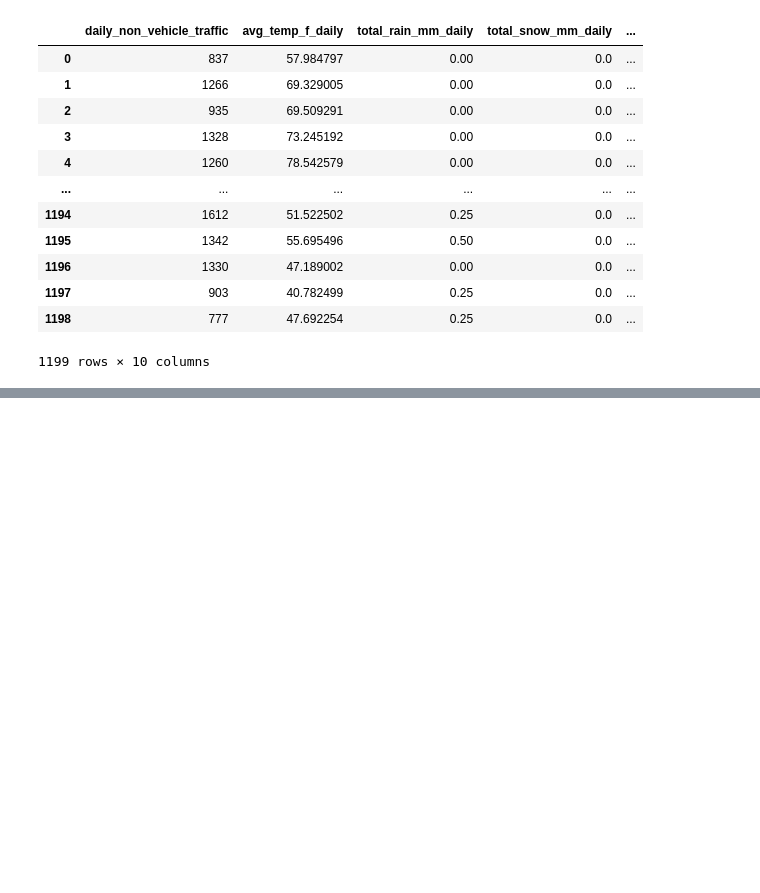
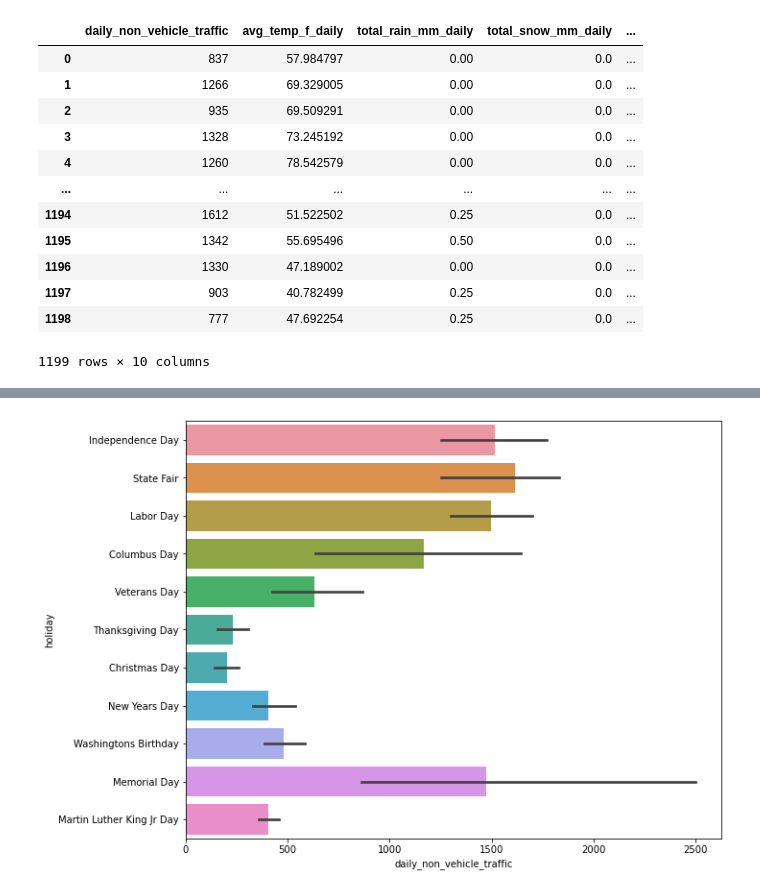
Before and after one commit to mhertel278/Data_Bootcamp_Capstone_Project, a Jupyter notebook: vandivort_segment2_visualizations.ipynb, the cells around one changed output, grey strips where cells are left out. Saved outputs shown, nothing was run; the diff lists cells and outputs as text; code cells hidden in the pictures; blank space fills up the shorter version.

Commit message:
New graphs

```diff
--- a/vandivort_segment2_visualizations.ipynb
+++ b/vandivort_segment2_visualizations.ipynb
@@ -149,0 +26,2 @@ sns.catplot(x="day_of_week", y="total_vehicle_volume_daily", kind="swarm", data=
+# %%
+visual_round= visual_data.round(decimals=1)
@@ -149,0 +52,8 @@ sns.catplot(x="day_of_week", y="total_vehicle_volume_daily", kind="swarm", data=
+# %%
+#Exploring daily_non_vehicle_traffic on holidays
+holidays = visual_round.loc[visual_data.holiday != 'none']
+plt.figure(figsize=(10,8))
+sns.barplot(y='holiday',x='daily_non_vehicle_traffic', data = holidays)
+plt.show()
+# %% [output]
+[figure, added]
```
Also changed, not shown: parts of 39 cells of this notebook.
